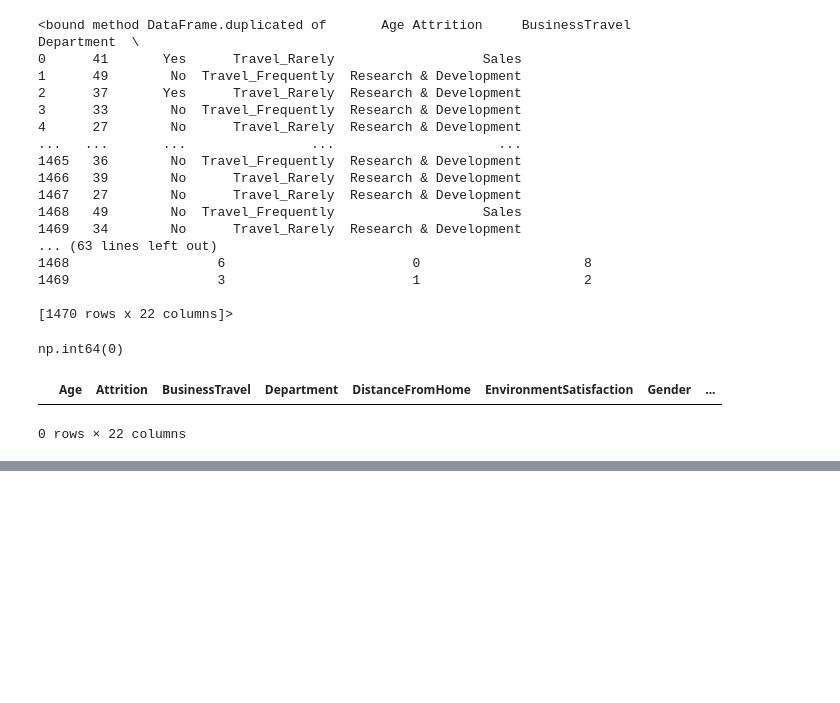
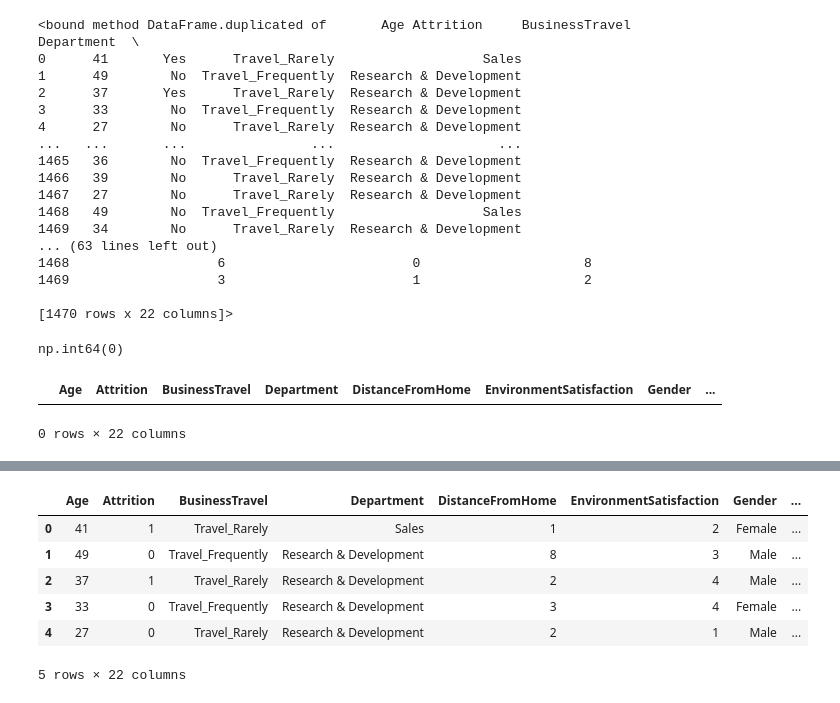
Before and after one commit to RajiReddy15/Employee-Attrition-Prediction-HR-Analytics-, a Jupyter notebook: scripts/datacleaning.ipynb, the cells around one changed output, grey strips where cells are left out. Saved outputs shown, nothing was run; the diff lists cells and outputs as text; code cells hidden in the pictures; blank space fills up the shorter version.

```diff
--- a/scripts/datacleaning.ipynb
+++ b/scripts/datacleaning.ipynb
@@ -142,0 +168,10 @@ df.drop_duplicates(inplace=True)
+# %%
+df.head()
+# %% [output]
+|  | Age | Attrition | BusinessTravel | Department | DistanceFromHome | EnvironmentSatisfaction | Gender | ... |
+| 0 | 41 | 1 | Travel_Rarely | Sales | 1 | 2 | Female | ... |
+| 1 | 49 | 0 | Travel_Frequently | Research & Development | 8 | 3 | Male | ... |
+| 2 | 37 | 1 | Travel_Rarely | Research & Development | 2 | 4 | Male | ... |
+| 3 | 33 | 0 | Travel_Frequently | Research & Development | 3 | 4 | Female | ... |
+| 4 | 27 | 0 | Travel_Rarely | Research & Development | 2 | 1 | Male | ... |
+5 rows × 22 columns
```
Also changed, not shown: parts of 13 cells of this notebook.
